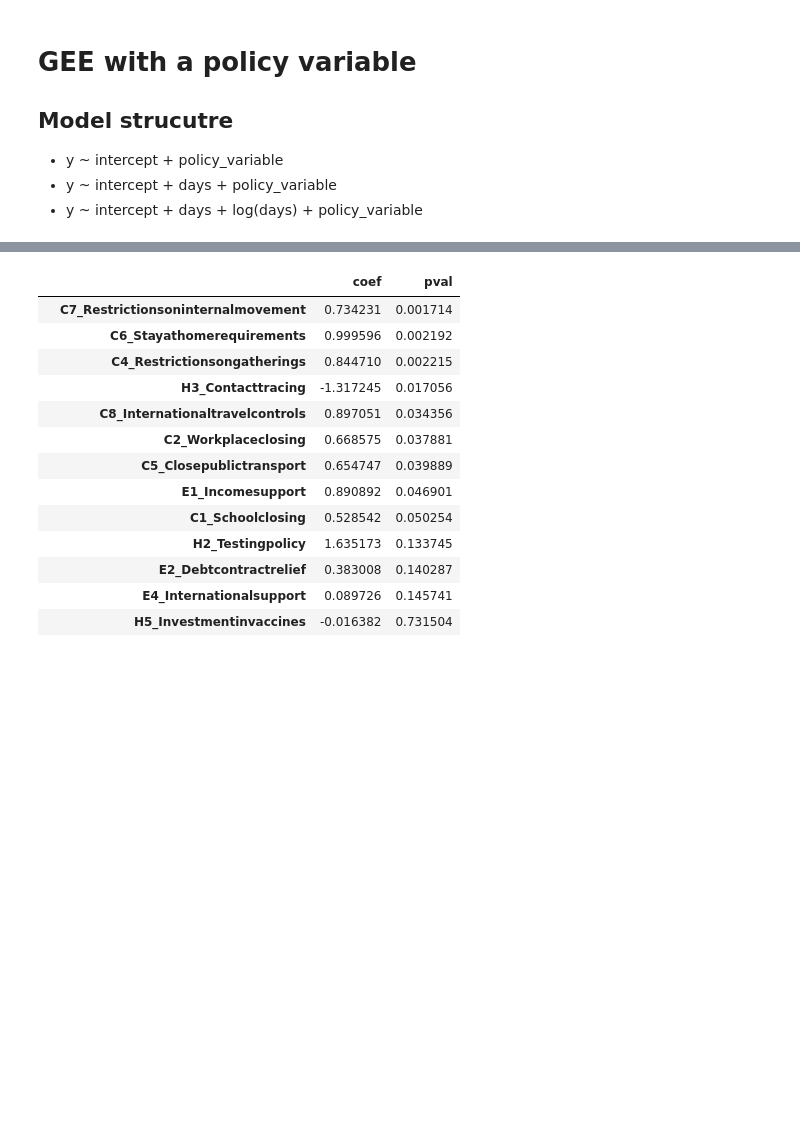
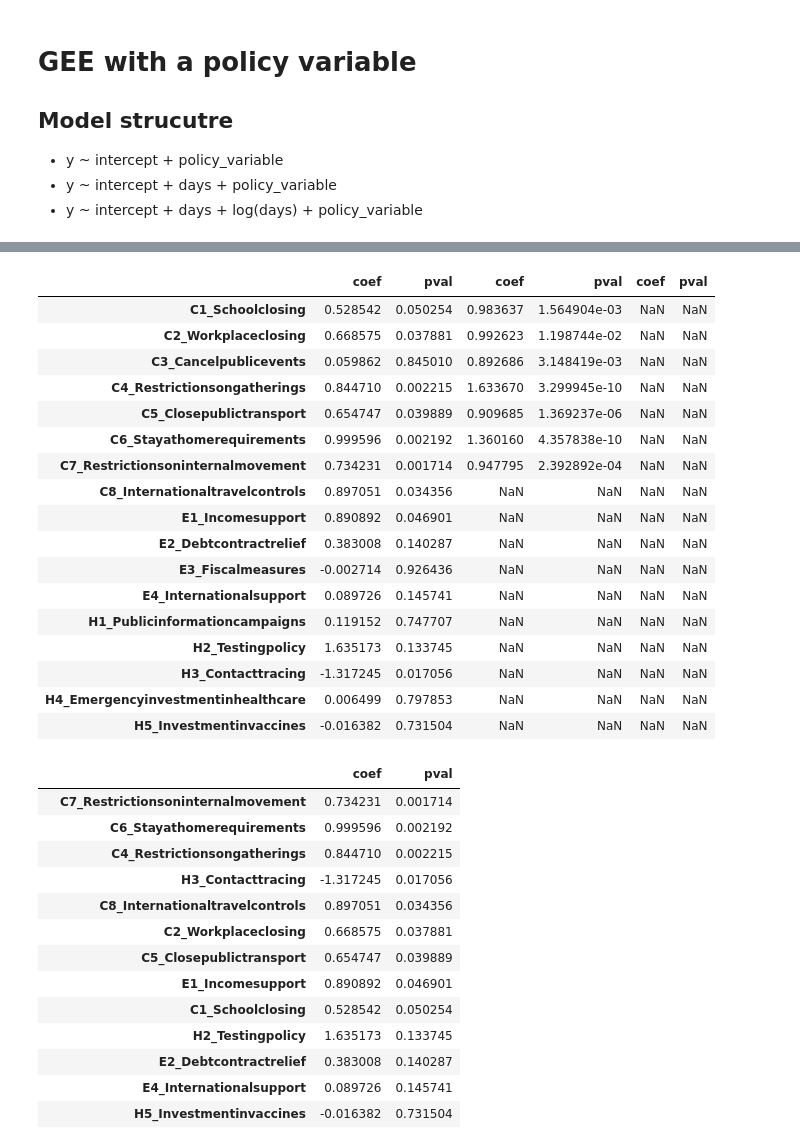
Before and after one commit to GooTec/covid_19, a Jupyter notebook: GEE/GEE.ipynb, the cells around one changed output, grey strips where cells are left out. Drawn from its saved outputs; the diff is of its cells as text; code cells hidden in the pictures; blank space fills up the shorter version.

```diff
--- a/GEE/GEE.ipynb
+++ b/GEE/GEE.ipynb
@@ -142,6 +166,6 @@ columns
 # data = data[data['CountryCode']=='USA']
 data = data[data['DailyConfirmed'] >= 0]
 # %%
-variables = data.columns[2:-3]
+variables = data.columns[2:-2]
 # %%
 variables
@@ -301,2 +255,30 @@ Centered skew:                 2.2049   Centered kurtosis:             34.2607
+# %%
+for i, variable_dict in enumerate(variable_dicts) :
+    if i == 0 :
+        simple_marker_result = pd.DataFrame.from_dict(variable_dict).transpose()
+    else :
+        simple_marker_result = pd.concat( [ simple_marker_result, pd.DataFrame.from_dict(variable_dict).transpose()] , axis = 1 )
+
+simple_marker_result.to_csv('simple_marker_GEE_result.csv',)
+simple_marker_result
+# %% [output]
+|  | coef | pval | coef | pval | coef | pval |
+| C1_Schoolclosing | 0.528542 | 0.050254 | 0.983637 | 1.564904e-03 | NaN | NaN |
+| C2_Workplaceclosing | 0.668575 | 0.037881 | 0.992623 | 1.198744e-02 | NaN | NaN |
+| C3_Cancelpublicevents | 0.059862 | 0.845010 | 0.892686 | 3.148419e-03 | NaN | NaN |
+| C4_Restrictionsongatherings | 0.844710 | 0.002215 | 1.633670 | 3.299945e-10 | NaN | NaN |
+| C5_Closepublictransport | 0.654747 | 0.039889 | 0.909685 | 1.369237e-06 | NaN | NaN |
+| C6_Stayathomerequirements | 0.999596 | 0.002192 | 1.360160 | 4.357838e-10 | NaN | NaN |
+| C7_Restrictionsoninternalmovement | 0.734231 | 0.001714 | 0.947795 | 2.392892e-04 | NaN | NaN |
+| C8_Internationaltravelcontrols | 0.897051 | 0.034356 | NaN | NaN | NaN | NaN |
+| E1_Incomesupport | 0.890892 | 0.046901 | NaN | NaN | NaN | NaN |
+| E2_Debtcontractrelief | 0.383008 | 0.140287 | NaN | NaN | NaN | NaN |
+| E3_Fiscalmeasures | -0.002714 | 0.926436 | NaN | NaN | NaN | NaN |
+| E4_Internationalsupport | 0.089726 | 0.145741 | NaN | NaN | NaN | NaN |
+| H1_Publicinformationcampaigns | 0.119152 | 0.747707 | NaN | NaN | NaN | NaN |
+| H2_Testingpolicy | 1.635173 | 0.133745 | NaN | NaN | NaN | NaN |
+| H3_Contacttracing | -1.317245 | 0.017056 | NaN | NaN | NaN | NaN |
+| H4_Emergencyinvestmentinhealthcare | 0.006499 | 0.797853 | NaN | NaN | NaN | NaN |
+| H5_Investmentinvaccines | -0.016382 | 0.731504 | NaN | NaN | NaN | NaN |
 # %%
 simple_marker_result = pd.DataFrame.from_dict(variable_dict).transpose().sort_values(by=['pval'])
```
Also changed, not shown: parts of 16 cells of this notebook, 2 other files.
